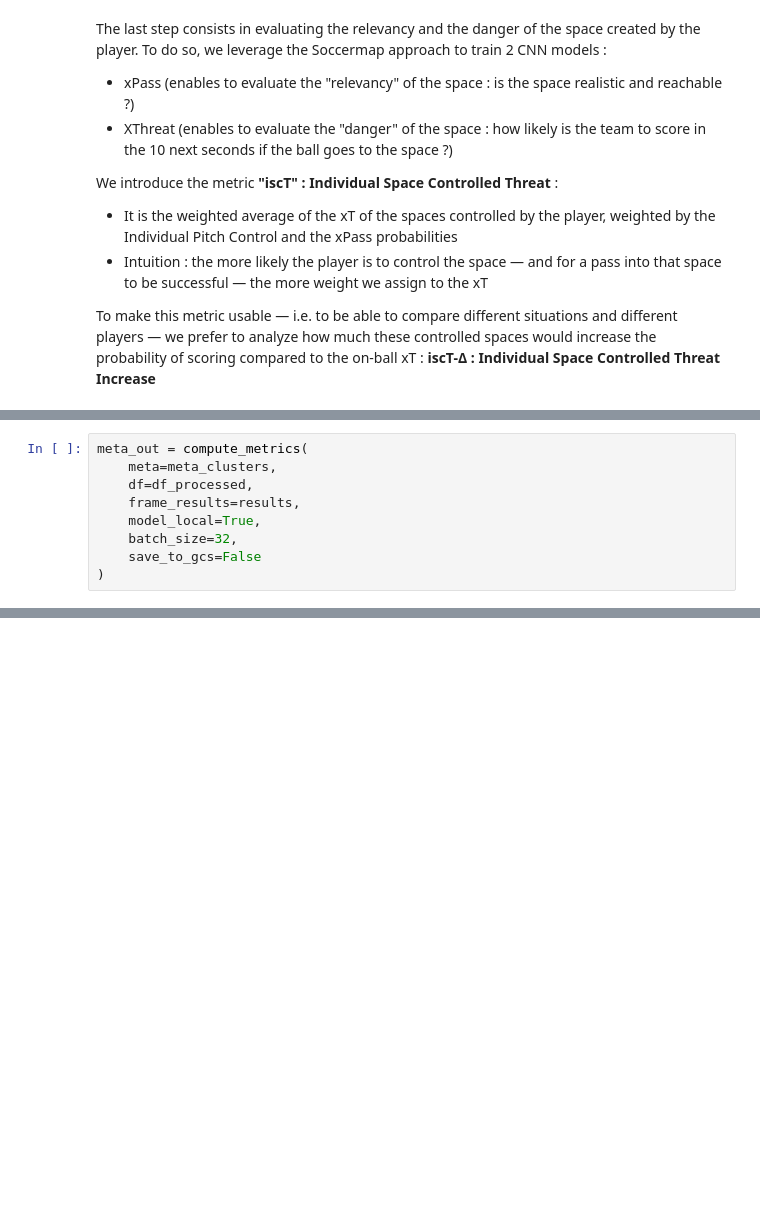
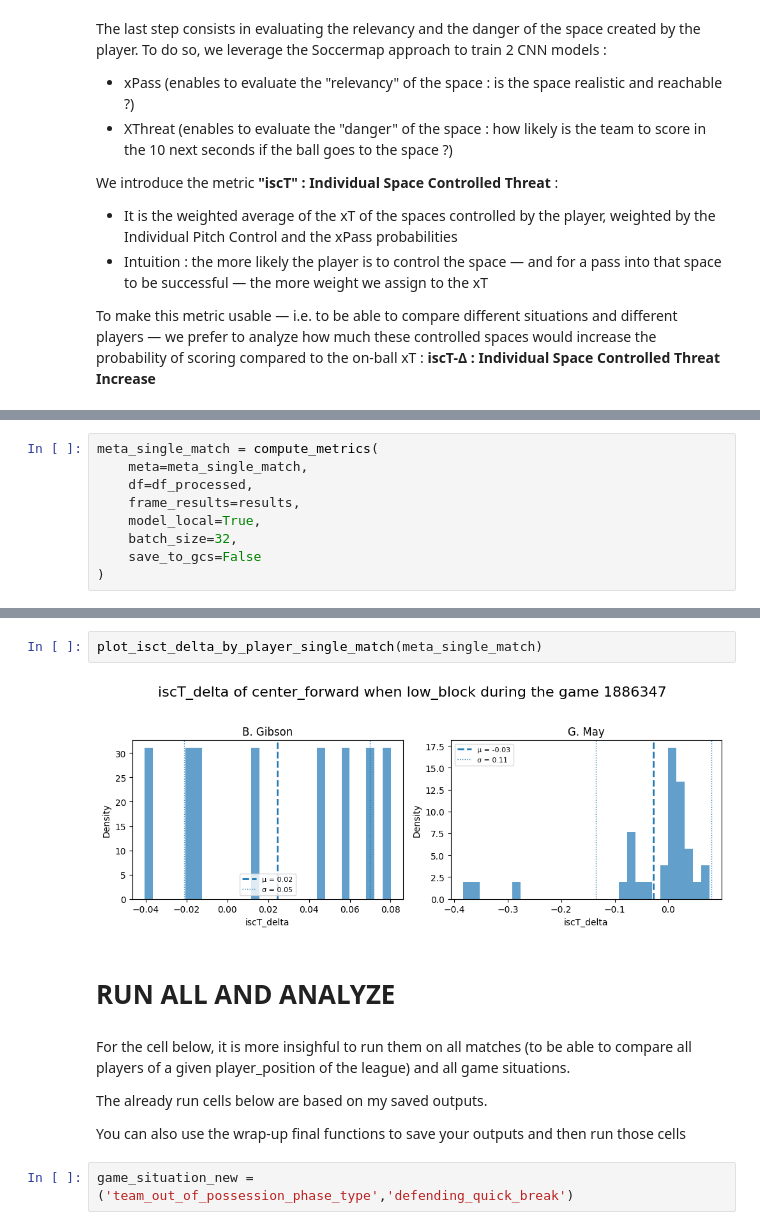
Before and after one commit to TustiWutsi/analytics_cup_research, a Jupyter notebook: submission.ipynb, the cells around one changed output, grey strips where cells are left out. Saved outputs shown, nothing was run; the diff lists cells and outputs as text; blank space fills up the shorter version.

```diff
--- a/submission.ipynb
+++ b/submission.ipynb
@@ -228,6 +263,6 @@ IndexError: single positional indexer is out-of-bounds
 # %%
-meta_out = compute_metrics(
-    meta=meta_clusters,
+meta_single_match = compute_metrics(
+    meta=meta_single_match,
     df=df_processed,
     frame_results=results,
     model_local=True,
@@ -247,0 +282,14 @@ meta_out
+# %%
+plot_isct_delta_by_player_single_match(meta_single_match)
+# %% [output]
+[figure, added]
+# %% [markdown]
+# RUN ALL AND ANALYZE
+# %% [markdown]
+For the cell below, it is more insighful to run them on all matches (to be able to compare all players of a given player_position of the league) and all game situations.
+
+The already run cells below are based on my saved outputs.
+
+You can also use the wrap-up final functions to save your outputs and then run those cells
+# %%
+game_situation_new = ('team_out_of_possession_phase_type','defending_quick_break')
```
Also changed, not shown: parts of 19 cells of this notebook, 19 other files.
